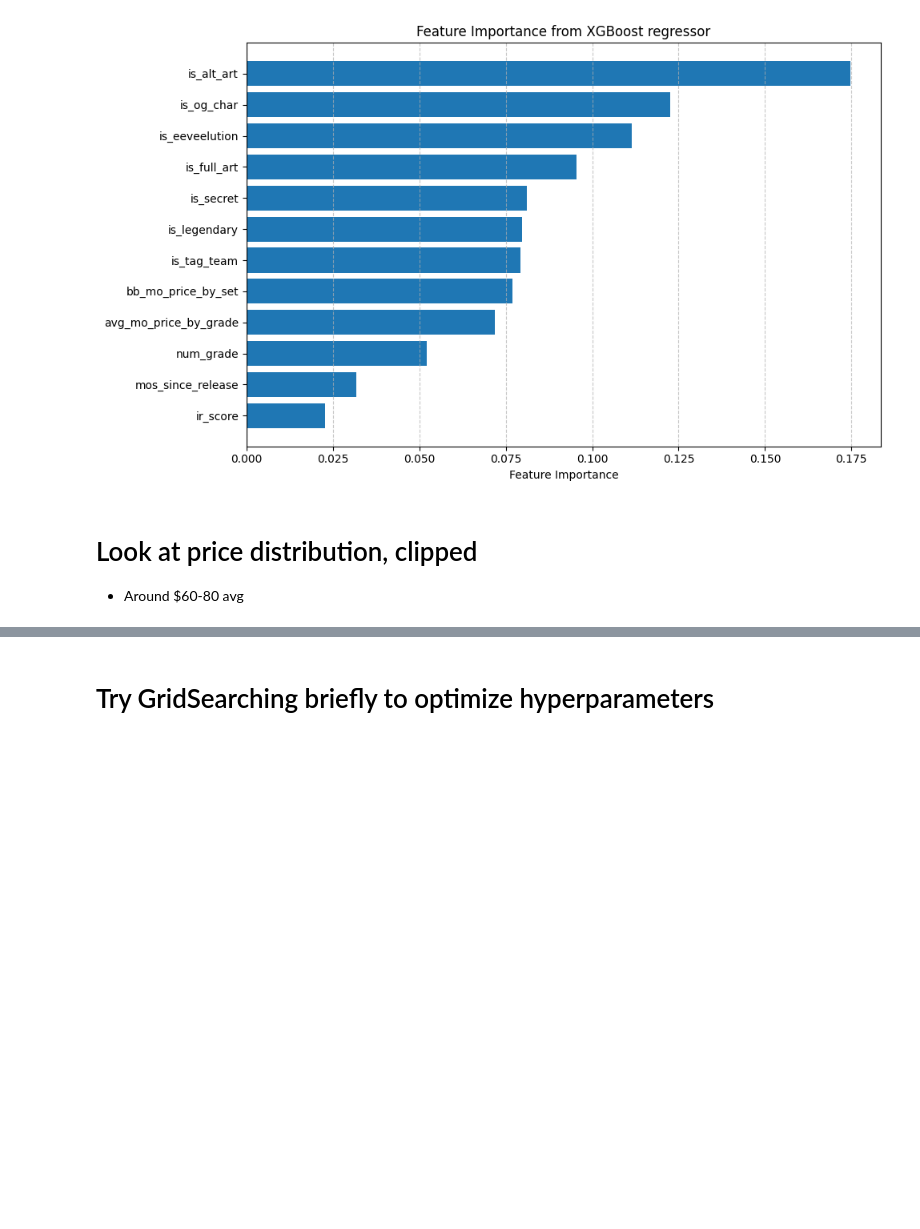
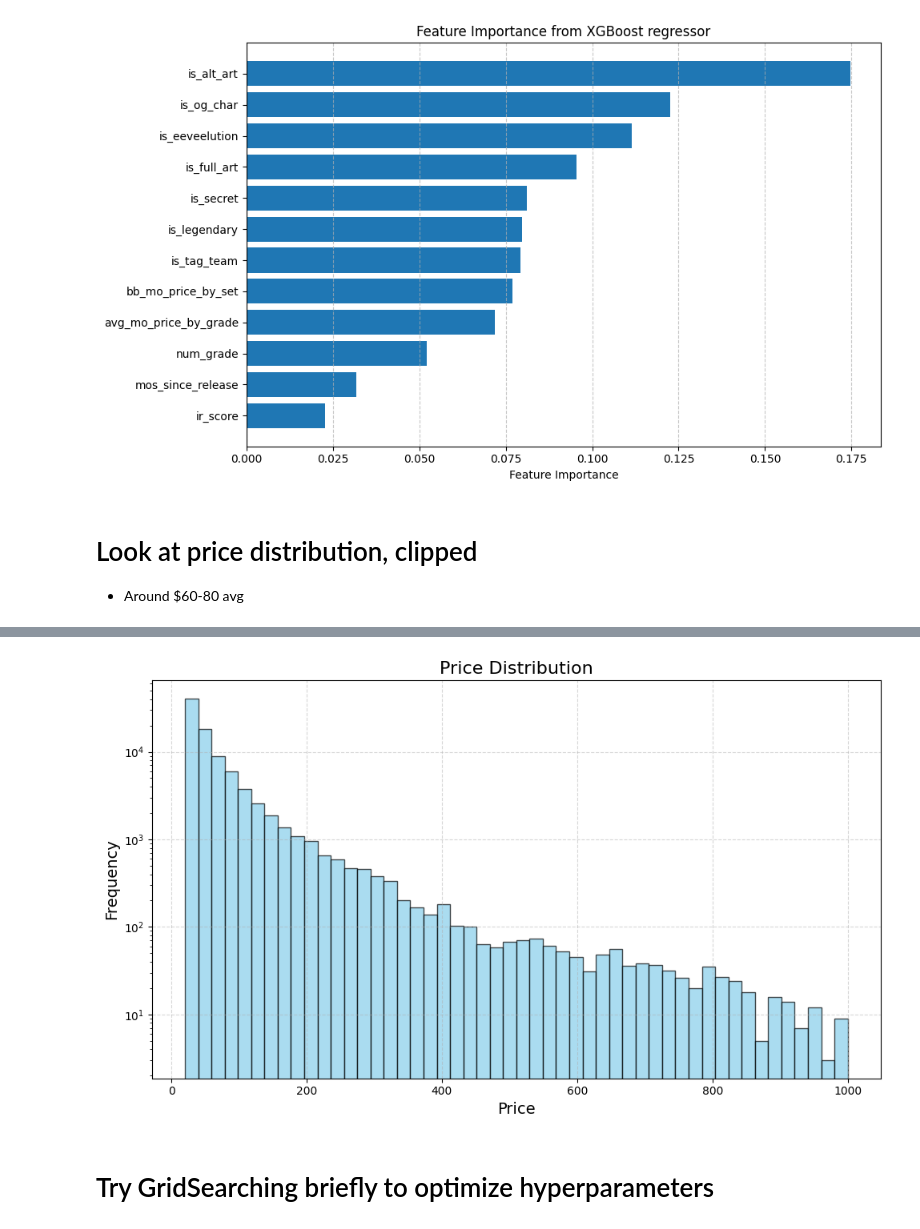
Before and after one commit to kennneth1/PokeAI, a Jupyter notebook: training/experiment.ipynb, the cells around one changed output, grey strips where cells are left out. Saved outputs shown, nothing was run; the diff lists cells and outputs as text; code cells hidden in the pictures; blank space fills up the shorter version.

```diff
--- a/training/experiment.ipynb
+++ b/training/experiment.ipynb
@@ -306,3 +305,16 @@ plt.show()
+# %%
+plt.figure(figsize=(10, 6))
+plt.hist(clipped["price"], bins=50, color='skyblue', edgecolor='black', alpha=0.7)
+
+plt.title('Price Distribution', fontsize=16)
+plt.xlabel('Price', fontsize=14)
+plt.ylabel('Frequency', fontsize=14)
+
+plt.grid(True, linestyle='--', alpha=0.5)
+plt.yscale("log")
+plt.tight_layout()
+# %% [output]
+[figure, added]
 # %% [markdown]
 # Try GridSearching briefly to optimize hyperparameters
 # %%
```
Also changed, not shown: parts of 2 cells of this notebook.
